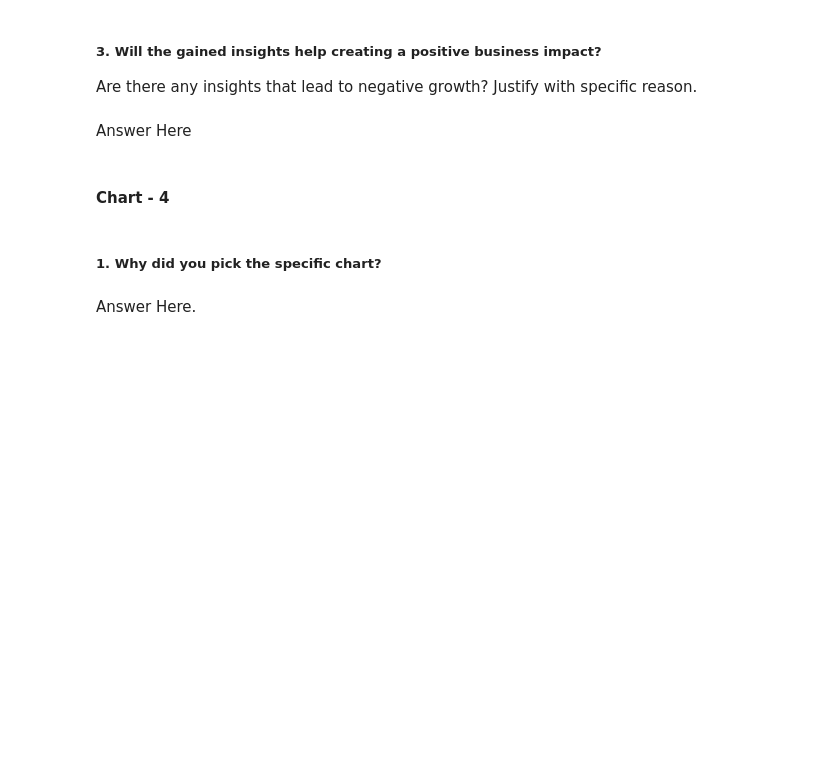
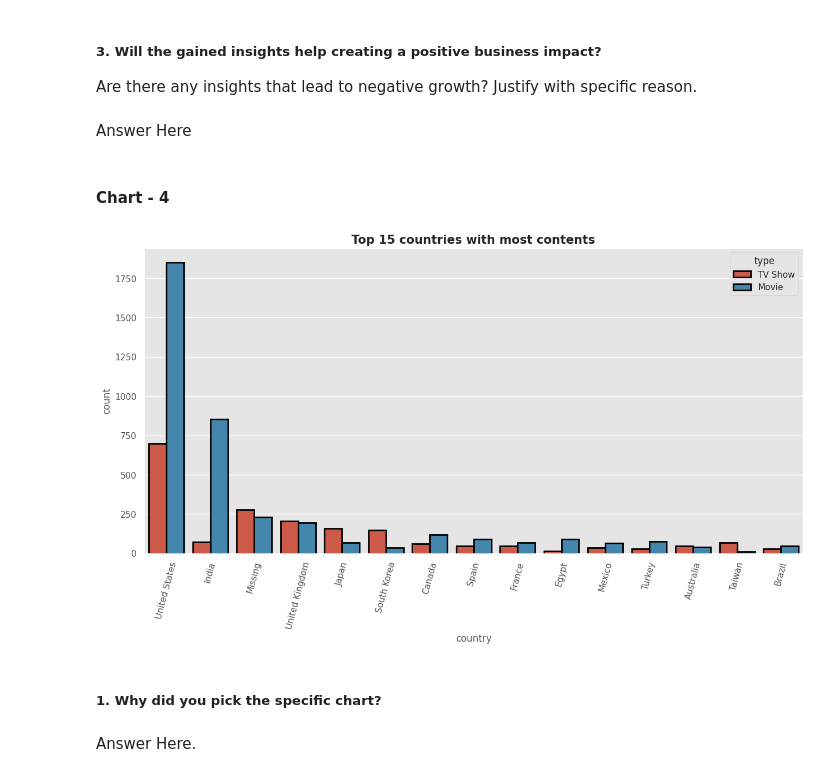
Before and after one commit to amol004/NETFLIX-MOVIES-AND-TV-SHOWS-CLUSTERING, a Jupyter notebook: NETFLIX_MOVIES_AND_TV_SHOWS_CLUSTERING.ipynb, the cells around one changed output. Cells and saved outputs as stored; diff of their text form; code cells hidden in the pictures; blank space fills up the shorter version.

```diff
--- a/NETFLIX_MOVIES_AND_TV_SHOWS_CLUSTERING.ipynb
+++ b/NETFLIX_MOVIES_AND_TV_SHOWS_CLUSTERING.ipynb
@@ -451,3 +449,12 @@ Answer Here
+# %%
+# Chart - 4 visualization code
+plt.figure(figsize=(15,7))
+sns.countplot(x = df['country'], lw=2, ec='black',order = df['country'].value_counts().index[0:15], hue = df['type'])
+plt.xticks(rotation = 75)
+plt.title('Top 15 countries with most contents', fontsize=15, fontweight='bold')
+plt.show()
+# %% [output]
+[figure, added]
 # %% [markdown]
 ##### 1. Why did you pick the specific chart?
 # %% [markdown]
```
Also changed, not shown: parts of 1 cell of this notebook.
